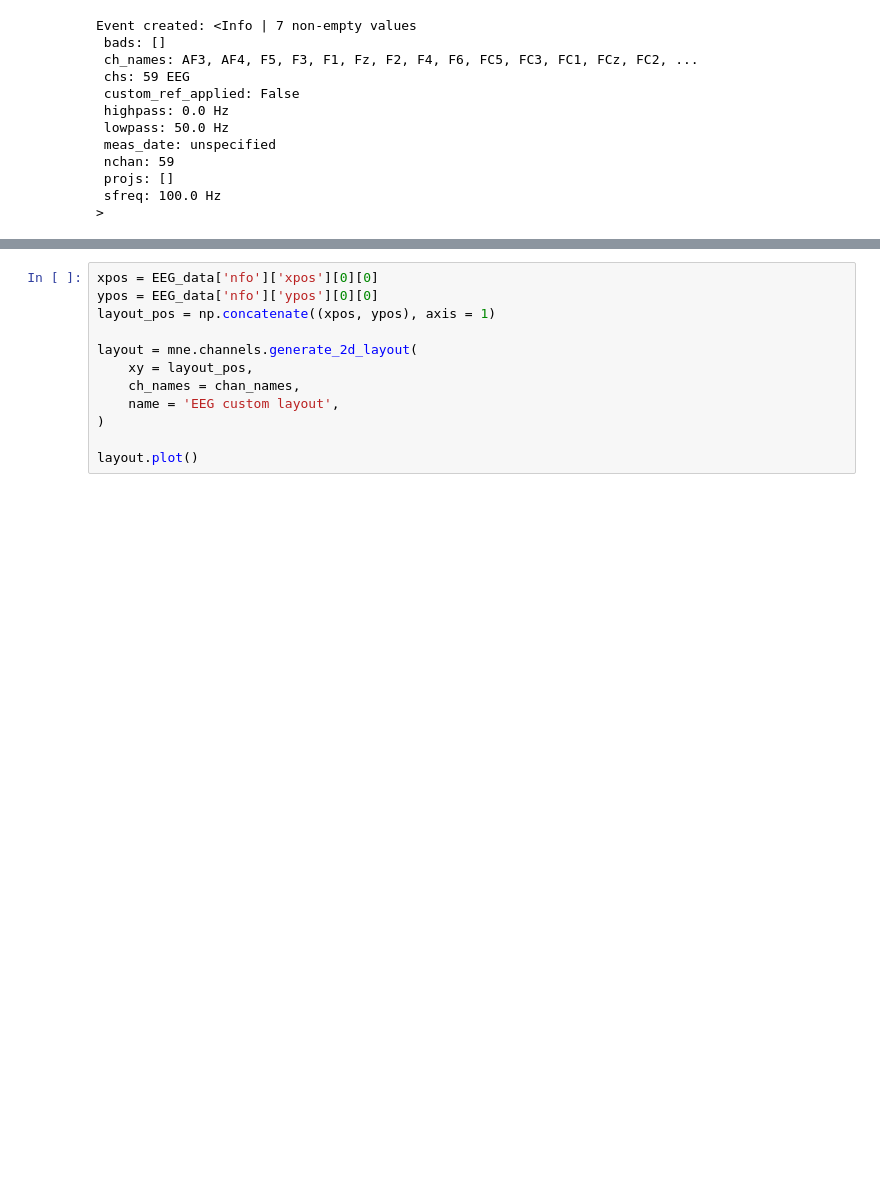
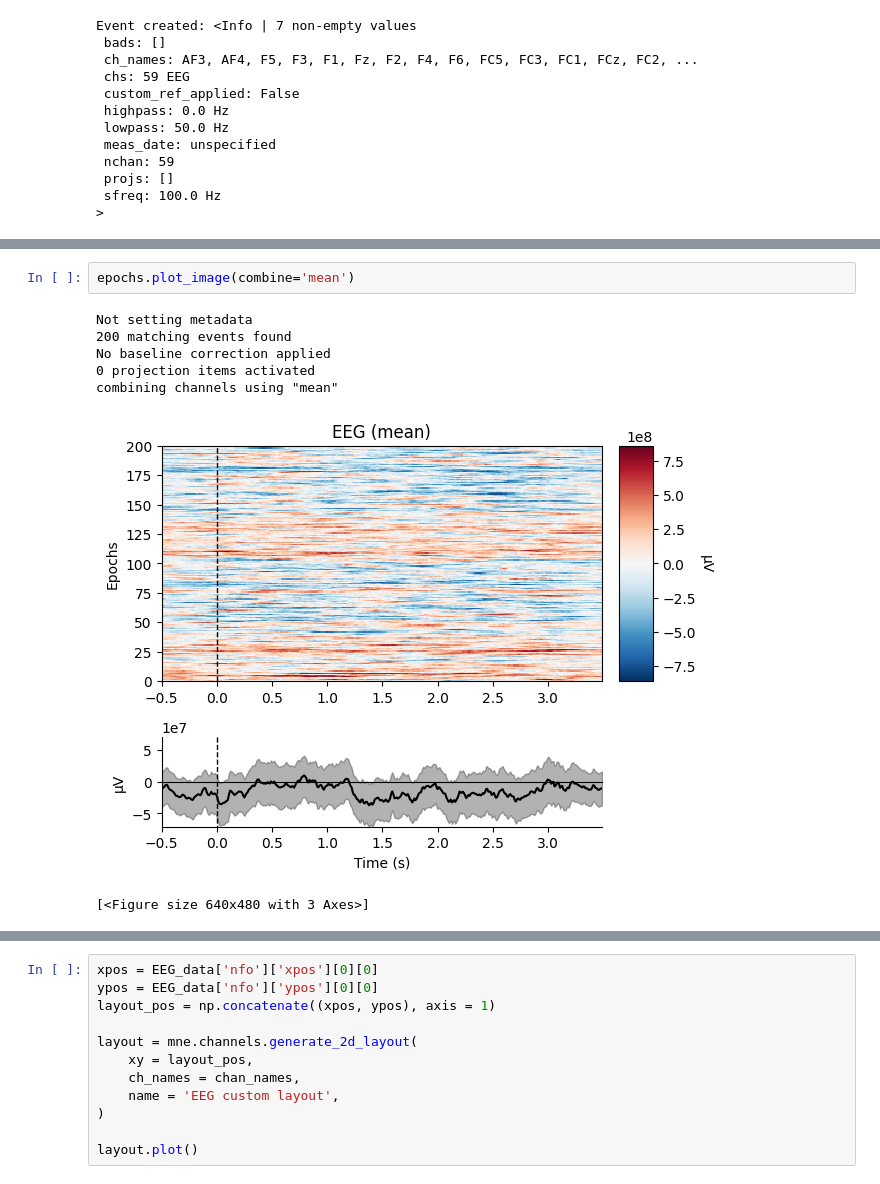
Before and after one commit to costanzapistone/Robot-Control-by-EEG-with-ML, a Jupyter notebook: code/signal_processing/data_visualization.ipynb, the cells around one changed output, grey strips where cells are left out. Saved outputs shown, nothing was run; the diff lists cells and outputs as text; blank space fills up the shorter version.

```diff
--- a/code/signal_processing/data_visualization.ipynb
+++ b/code/signal_processing/data_visualization.ipynb
@@ -151,0 +175,10 @@ Event created: <Info | 7 non-empty values
+# %%
+epochs.plot_image(combine='mean')
+# %% [output]
+Not setting metadata
+200 matching events found
+No baseline correction applied
+0 projection items activated
+combining channels using "mean"
+[figure, added]
+[<Figure size 640x480 with 3 Axes>]
```
Also changed, not shown: parts of 8 cells of this notebook, 1 other file.
